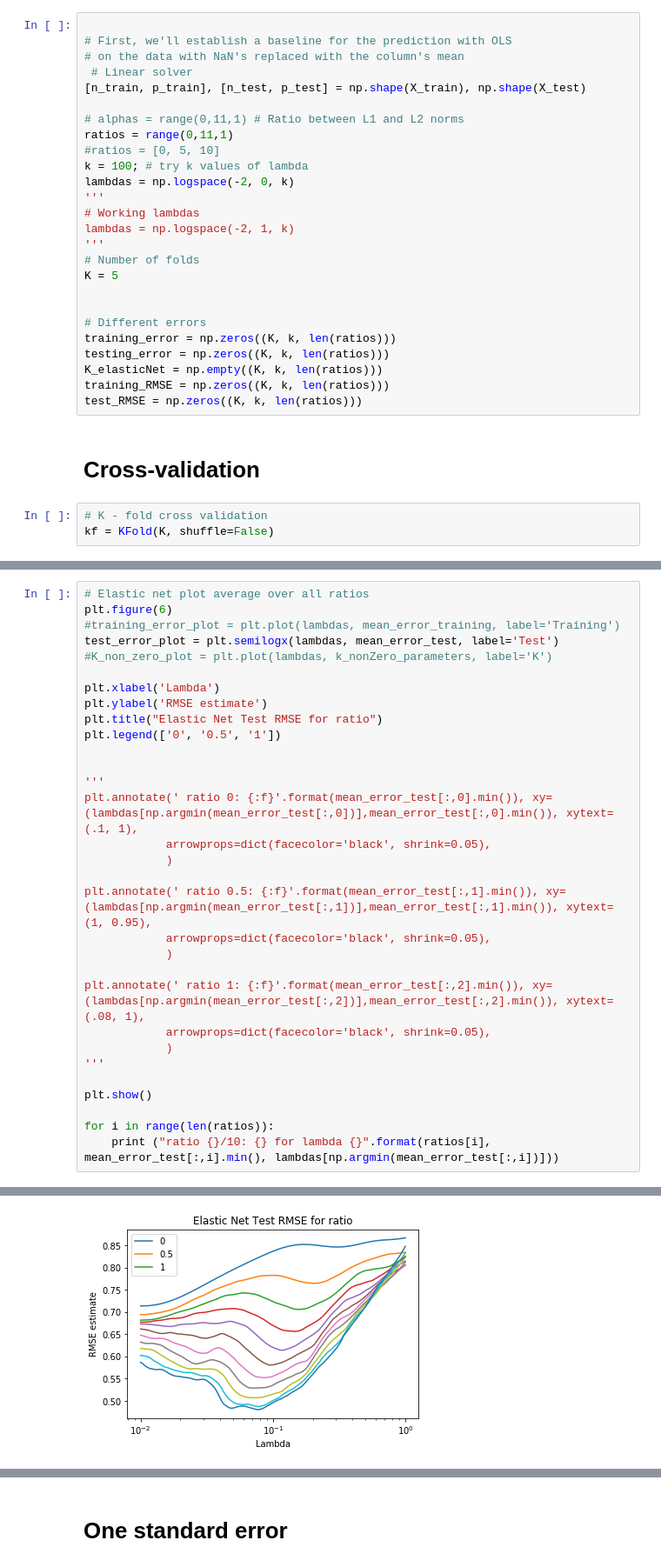
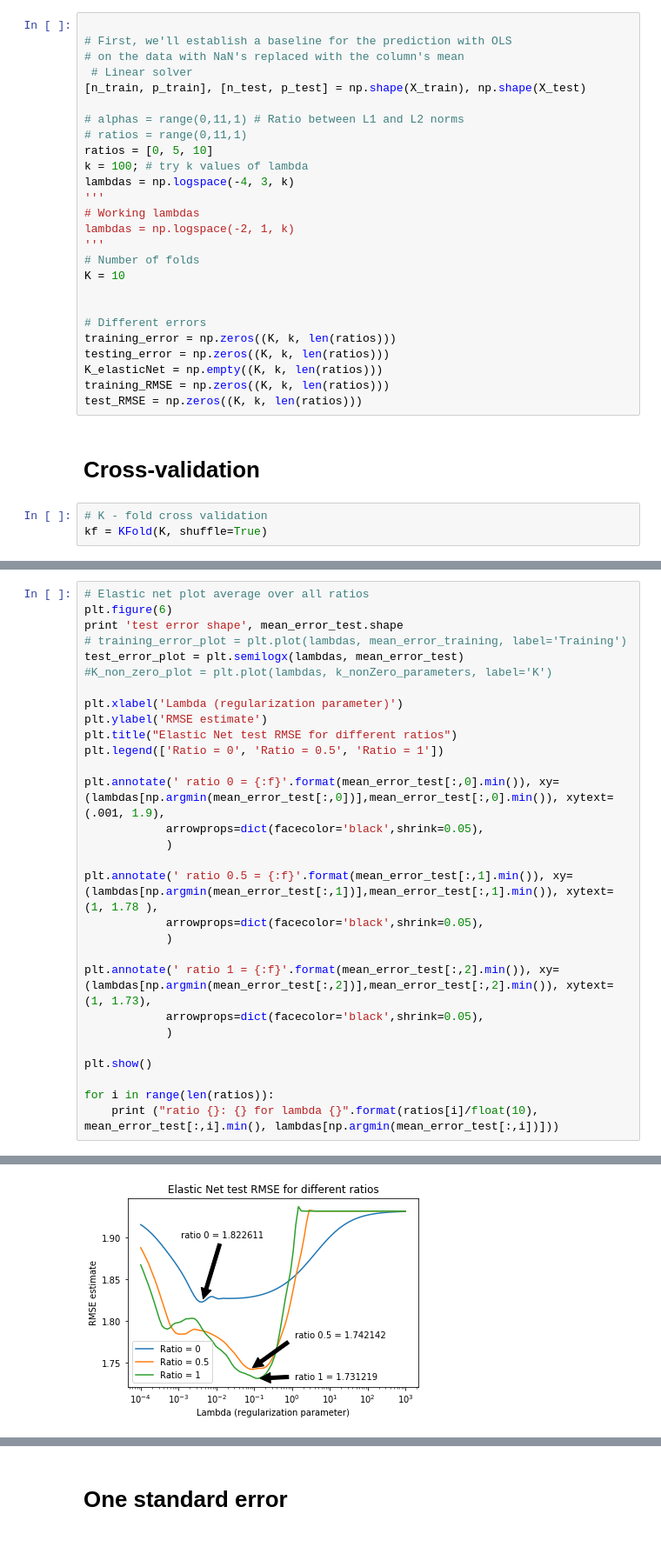
Before and after one commit to riadghorra/comp-data-analysis-project-1, a Jupyter notebook: elastic_net_attempt_1000.ipynb, the cells around one changed output, grey strips where cells are left out. Shown at 87% size. Cells and saved outputs as stored; diff of their text form.

```diff
--- a/elastic_net_attempt_1000.ipynb
+++ b/elastic_net_attempt_1000.ipynb
@@ -83,16 +84,16 @@ elif(currentData == 'raw'):
 [n_train, p_train], [n_test, p_test] = np.shape(X_train), np.shape(X_test)
 
 # alphas = range(0,11,1) # Ratio between L1 and L2 norms
-ratios = range(0,11,1)
-#ratios = [0, 5, 10]
+# ratios = range(0,11,1)
+ratios = [0, 5, 10]
 k = 100; # try k values of lambda
-lambdas = np.logspace(-2, 0, k)
+lambdas = np.logspace(-4, 3, k)
 '''
 # Working lambdas
 lambdas = np.logspace(-2, 1, k)
 '''
 # Number of folds
-K = 5
+K = 10
 
 
 # Different errors
@@ -105,7 +106,7 @@ test_RMSE = np.zeros((K, k, len(ratios)))
 # Cross-validation
 # %%
 # K - fold cross validation
-kf = KFold(K, shuffle=False)
+kf = KFold(K, shuffle=True)
 # %%
 for i, (train_index, test_index) in enumerate(kf.split(X_train)):
     X_train_cv, X_val = X_train[train_index], X_train[test_index]
@@ -184,32 +154,30 @@ plt.show()
 # %%
 # Elastic net plot average over all ratios
 plt.figure(6)
-#training_error_plot = plt.plot(lambdas, mean_error_training, label='Training')
-test_error_plot = plt.semilogx(lambdas, mean_error_test, label='Test')
+print 'test error shape', mean_error_test.shape
+# training_error_plot = plt.plot(lambdas, mean_error_training, label='Training')
+test_error_plot = plt.semilogx(lambdas, mean_error_test)
 #K_non_zero_plot = plt.plot(lambdas, k_nonZero_parameters, label='K')
 
-plt.xlabel('Lambda')
+plt.xlabel('Lambda (regularization parameter)')
 plt.ylabel('RMSE estimate')
-plt.title("Elastic Net Test RMSE for ratio")
-plt.legend(['0', '0.5', '1'])
+plt.title("Elastic Net test RMSE for different ratios")
+plt.legend(['Ratio = 0', 'Ratio = 0.5', 'Ratio = 1'])
 
-
-'''
-plt.annotate(' ratio 0: {:f}'.format(mean_error_test[:,0].min()), xy=(lambdas[np.argmin(mean_error_test[:,0])],mean_error_test[:,0].min()), xytext=(.1, 1),
-            arrowprops=dict(facecolor='black', shrink=0.05),
+plt.annotate(' ratio 0 = {:f}'.format(mean_error_test[:,0].min()), xy=(lambdas[np.argmin(mean_error_test[:,0])],mean_error_test[:,0].min()), xytext=(.001, 1.9),
+            arrowprops=dict(facecolor='black',shrink=0.05),
             )
 
-plt.annotate(' ratio 0.5: {:f}'.format(mean_error_test[:,1].min()), xy=(lambdas[np.argmin(mean_error_test[:,1])],mean_error_test[:,1].min()), xytext=(1, 0.95),
-            arrowprops=dict(facecolor='black', shrink=0.05),
+plt.annotate(' ratio 0.5 = {:f}'.format(mean_error_test[:,1].min()), xy=(lambdas[np.argmin(mean_error_test[:,1])],mean_error_test[:,1].min()), xytext=(1, 1.78 ),
+            arrowprops=dict(facecolor='black',shrink=0.05),
             )
 
-plt.annotate(' ratio 1: {:f}'.format(mean_error_test[:,2].min()), xy=(lambdas[np.argmin(mean_error_test[:,2])],mean_error_test[:,2].min()), xytext=(.08, 1),
-            arrowprops=dict(facecolor='black', shrink=0.05),
+plt.annotate(' ratio 1 = {:f}'.format(mean_error_test[:,2].min()), xy=(lambdas[np.argmin(mean_error_test[:,2])],mean_error_test[:,2].min()), xytext=(1, 1.73),
+            arrowprops=dict(facecolor='black',shrink=0.05),
             )
-'''
 
 plt.show()
 
 for i in range(len(ratios)):
-    print ("ratio {}/10: {} for lambda {}".format(ratios[i], mean_error_test[:,i].min(), lambdas[np.argmin(mean_error_test[:,i])]))
+    print ("ratio {}: {} for lambda {}".format(ratios[i]/float(10), mean_error_test[:,i].min(), lambdas[np.argmin(mean_error_test[:,i])]))
 # %% [output]
@@ -216 +185 @@ for i in range(len(ratios)):
-[figure, old version]
+[figure, new version]
```
Also changed, not shown: parts of 14 cells of this notebook, 4 other files.
